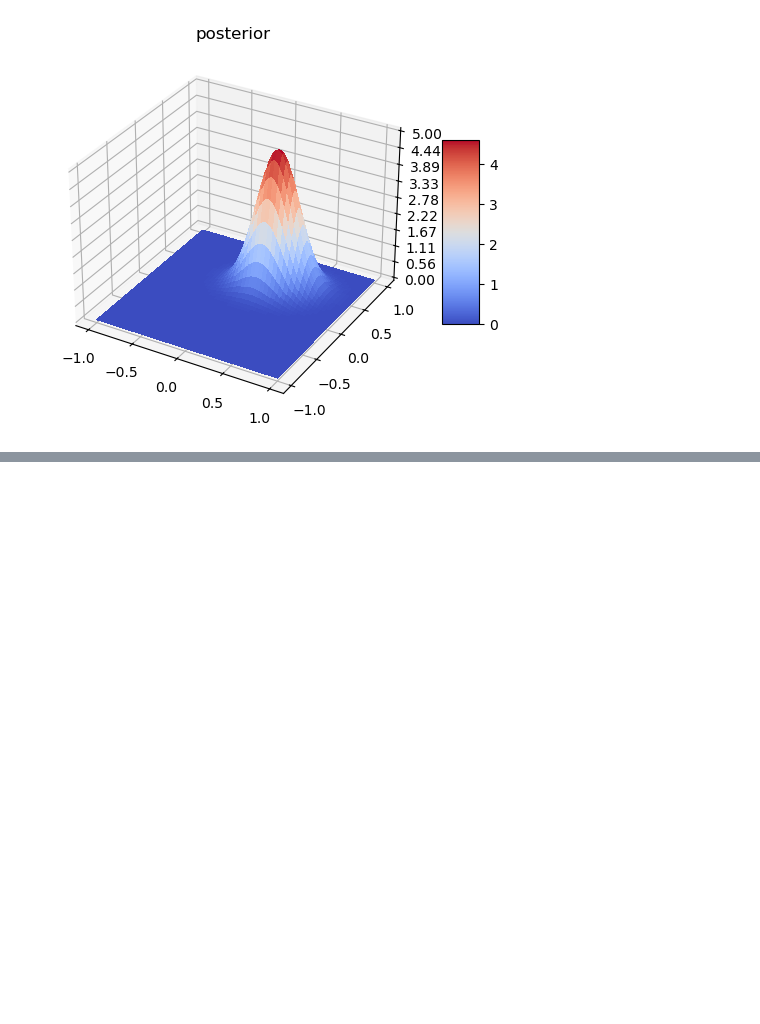
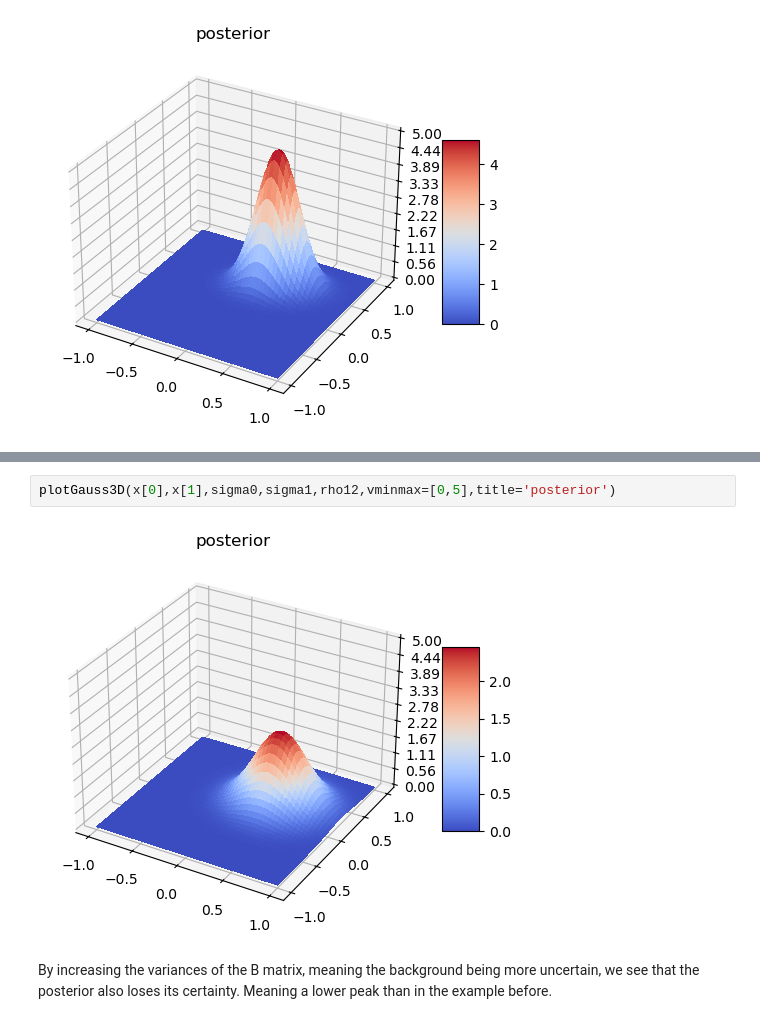
Before and after one commit to kjes4pres/GEO4902, a Jupyter notebook: Exercise 2/2.4.Data_assimilation_2Dexample.ipynb, the cells around one changed output, grey strips where cells are left out. Cells and saved outputs as stored; diff of their text form; blank space fills up the shorter version.

```diff
--- a/Exercise 2/2.4.Data_assimilation_2Dexample.ipynb
+++ b/Exercise 2/2.4.Data_assimilation_2Dexample.ipynb
@@ -186,0 +273,6 @@ __Answers:__
+# %%
+plotGauss3D(x[0],x[1],sigma0,sigma1,rho12,vminmax=[0,5],title='posterior')
+# %% [output]
+[figure, added]
+# %% [markdown]
+By increasing the variances of the B matrix, meaning the background being more uncertain, we see that the posterior also loses its certainty. Meaning a lower peak than in the example before.
```
Also changed, not shown: parts of 11 cells of this notebook.
